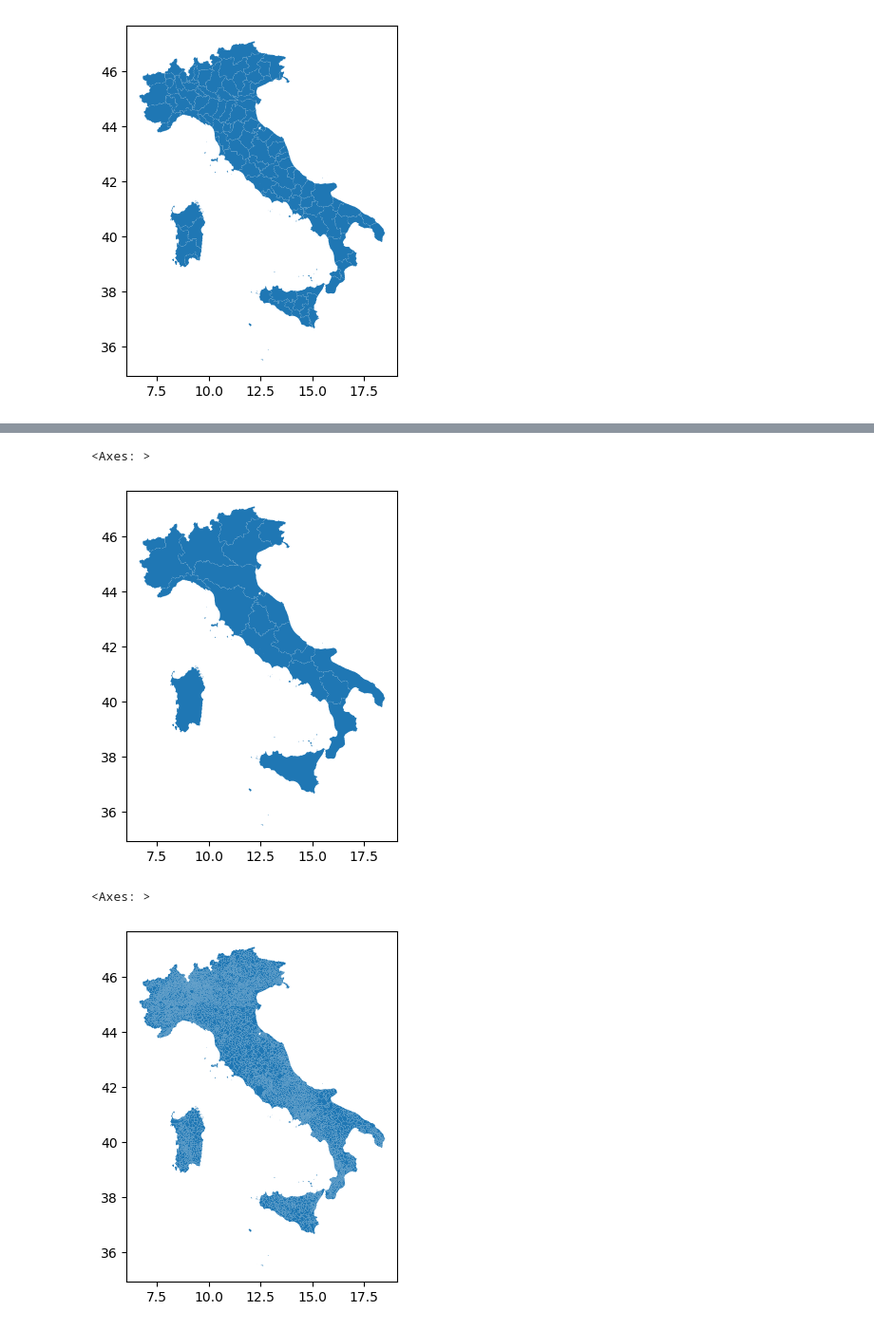
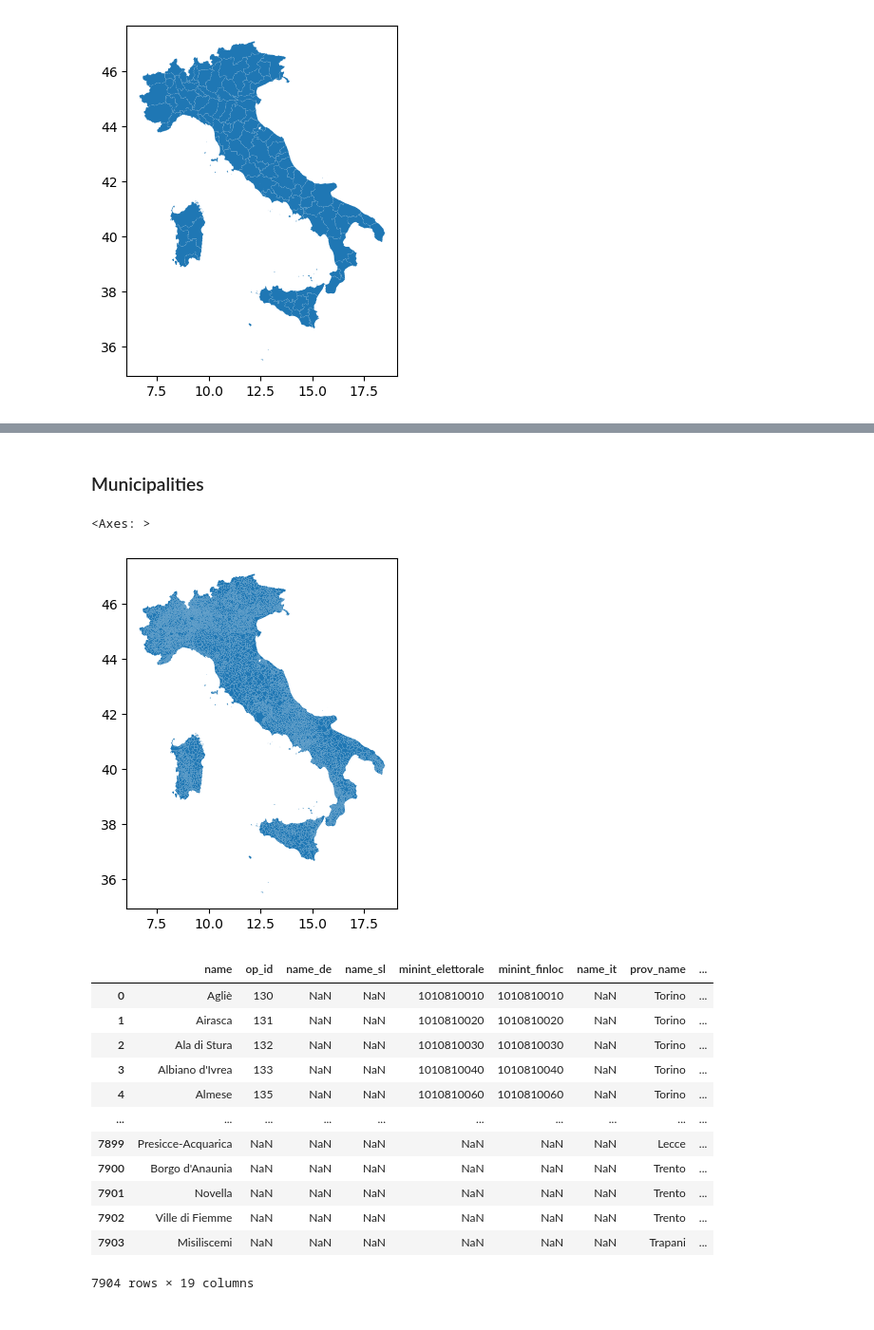
Before and after one commit to OmdenaAI/milan-italy-impact-covid-crimes, a Jupyter notebook: src/tasks/task-1-data-collection/geo.ipynb, the cells around one changed output, grey strips where cells are left out. Shown: that part at 95% size. Drawn from its saved outputs; the diff is of its cells as text; code cells hidden in the pictures.

```diff
--- a/src/tasks/task-1-data-collection/geo.ipynb
+++ b/src/tasks/task-1-data-collection/geo.ipynb
@@ -11,12 +69,25 @@ prov.plot()
+# %% [markdown]
+### Municipalities
 # %%
-region = gpd.read_file('regions.geojson')
-region.plot()
+munics = gpd.read_file('../../data/geo_data/municipalities.geojson')
+munics.plot()
 # %% [output]
 <Axes: >
-[figure, old version]
+[figure, new version]
-# %%
-munics = gpd.read_file('municipalities.geojson')
-munics.plot()
-# %% [output]
-<Axes: >
-[figure, removed]
+# %%
+munic_df = gpd.GeoDataFrame(munics)
+munic_df
+# %% [output]
+|  | name | op_id | name_de | name_sl | minint_elettorale | minint_finloc | name_it | prov_name | ... |
+| 0 | Agliè | 130 | NaN | NaN | 1010810010 | 1010810010 | NaN | Torino | ... |
+| 1 | Airasca | 131 | NaN | NaN | 1010810020 | 1010810020 | NaN | Torino | ... |
+| 2 | Ala di Stura | 132 | NaN | NaN | 1010810030 | 1010810030 | NaN | Torino | ... |
+| 3 | Albiano d'Ivrea | 133 | NaN | NaN | 1010810040 | 1010810040 | NaN | Torino | ... |
+| 4 | Almese | 135 | NaN | NaN | 1010810060 | 1010810060 | NaN | Torino | ... |
+| ... | ... | ... | ... | ... | ... | ... | ... | ... | ... |
+| 7899 | Presicce-Acquarica | NaN | NaN | NaN | NaN | NaN | NaN | Lecce | ... |
+| 7900 | Borgo d'Anaunia | NaN | NaN | NaN | NaN | NaN | NaN | Trento | ... |
+| 7901 | Novella | NaN | NaN | NaN | NaN | NaN | NaN | Trento | ... |
+| 7902 | Ville di Fiemme | NaN | NaN | NaN | NaN | NaN | NaN | Trento | ... |
+| 7903 | Misiliscemi | NaN | NaN | NaN | NaN | NaN | NaN | Trapani | ... |
+7904 rows × 19 columns
```
Also changed, not shown: parts of 10 cells of this notebook, 2 other files.
